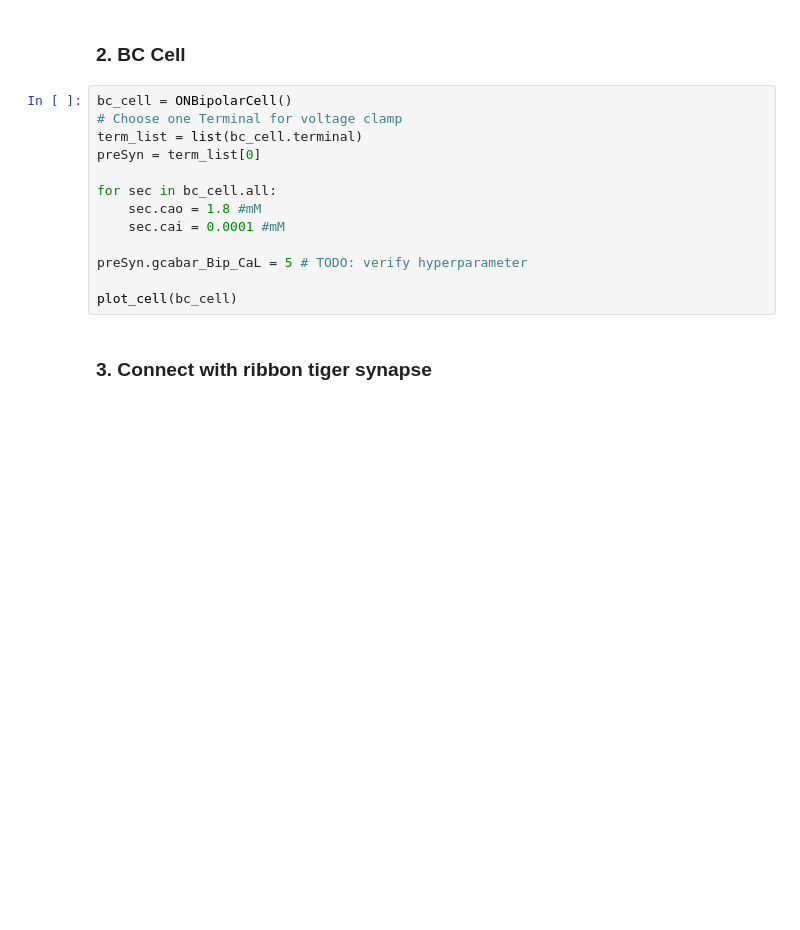
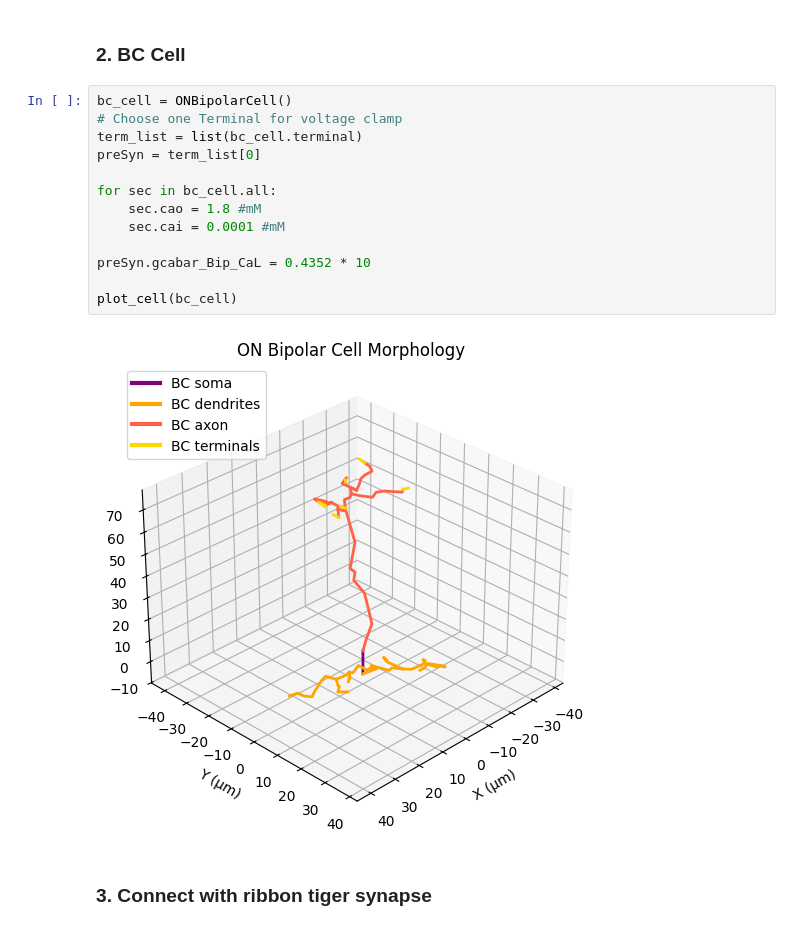
Before and after one commit to lillikiessling/BC_model, a Jupyter notebook: Strength_duration_curve.ipynb, the cells around one changed output. Drawn from its saved outputs; the diff is of its cells as text; blank space fills up the shorter version.

```diff
--- a/Strength_duration_curve.ipynb
+++ b/Strength_duration_curve.ipynb
@@ -25,16 +33,18 @@ plot_cell(rgc_cell)
 # %%
 bc_cell = ONBipolarCell()
 # Choose one Terminal for voltage clamp
 term_list = list(bc_cell.terminal)
 preSyn = term_list[0]
 
 for sec in bc_cell.all:
     sec.cao = 1.8 #mM
     sec.cai = 0.0001 #mM
 
-preSyn.gcabar_Bip_CaL = 5 # TODO: verify hyperparameter
+preSyn.gcabar_Bip_CaL = 0.4352 * 10
 
 plot_cell(bc_cell)
+# %% [output]
+[figure, added]
 # %% [markdown]
 ### 3. Connect with ribbon tiger synapse
 # %%
```
Also changed, not shown: parts of 10 cells of this notebook, 12 other files.
